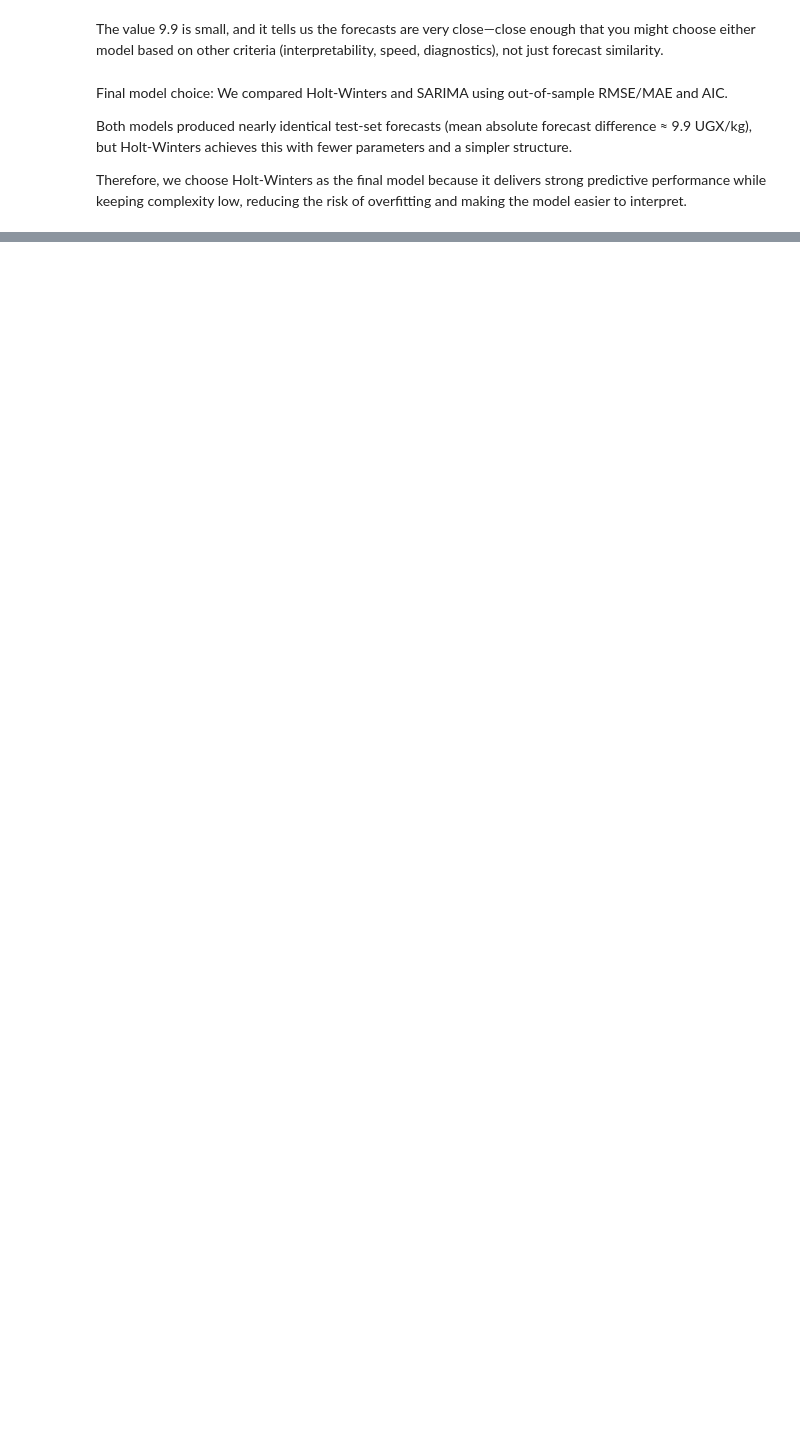
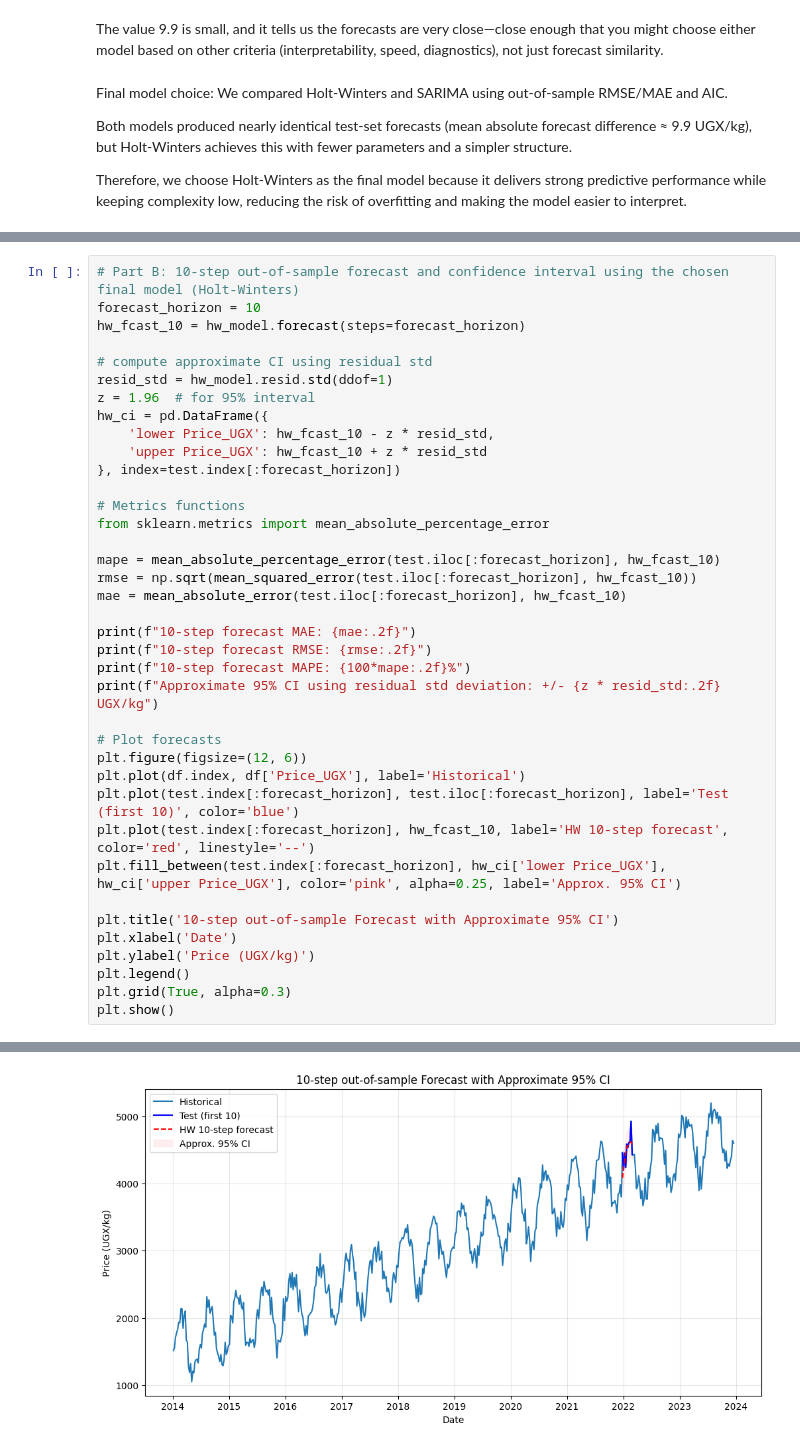
Before and after one commit to kahunde-Elizabeth/Time-series-project-group2, a Jupyter notebook: group2 project.ipynb, the cells around one changed output, grey strips where cells are left out. Saved outputs shown, nothing was run; the diff lists cells and outputs as text; blank space fills up the shorter version.

```diff
--- a/group2 project.ipynb
+++ b/group2 project.ipynb
@@ -452,0 +465,39 @@ Goal 4:
+# %%
+# Part B: 10-step out-of-sample forecast and confidence interval using the chosen final model (Holt-Winters)
+forecast_horizon = 10
+hw_fcast_10 = hw_model.forecast(steps=forecast_horizon)
+
+# compute approximate CI using residual std
+resid_std = hw_model.resid.std(ddof=1)
+z = 1.96  # for 95% interval
+hw_ci = pd.DataFrame({
+    'lower Price_UGX': hw_fcast_10 - z * resid_std,
+    'upper Price_UGX': hw_fcast_10 + z * resid_std
+}, index=test.index[:forecast_horizon])
+
+# Metrics functions
+from sklearn.metrics import mean_absolute_percentage_error
+
+mape = mean_absolute_percentage_error(test.iloc[:forecast_horizon], hw_fcast_10)
+rmse = np.sqrt(mean_squared_error(test.iloc[:forecast_horizon], hw_fcast_10))
+mae = mean_absolute_error(test.iloc[:forecast_horizon], hw_fcast_10)
+
+print(f"10-step forecast MAE: {mae:.2f}")
+print(f"10-step forecast RMSE: {rmse:.2f}")
+print(f"10-step forecast MAPE: {100*mape:.2f}%")
+print(f"Approximate 95% CI using residual std deviation: +/- {z * resid_std:.2f} UGX/kg")
+
+# Plot forecasts
+plt.figure(figsize=(12, 6))
+plt.plot(df.index, df['Price_UGX'], label='Historical')
+plt.plot(test.index[:forecast_horizon], test.iloc[:forecast_horizon], label='Test (first 10)', color='blue')
+plt.plot(test.index[:forecast_horizon], hw_fcast_10, label='HW 10-step forecast', color='red', linestyle='--')
+plt.fill_between(test.index[:forecast_horizon], hw_ci['lower Price_UGX'], hw_ci['upper Price_UGX'], color='pink', alpha=0.25, label='Approx. 95% CI')
+
+plt.title('10-step out-of-sample Forecast with Approximate 95% CI')
+plt.xlabel('Date')
+plt.ylabel('Price (UGX/kg)')
+plt.legend()
+plt.grid(True, alpha=0.3)
+plt.show()
+# %% [output]
@@ -452,0 +508 @@ Goal 4:
+[figure, added]
```
Also changed, not shown: parts of 6 cells of this notebook.
